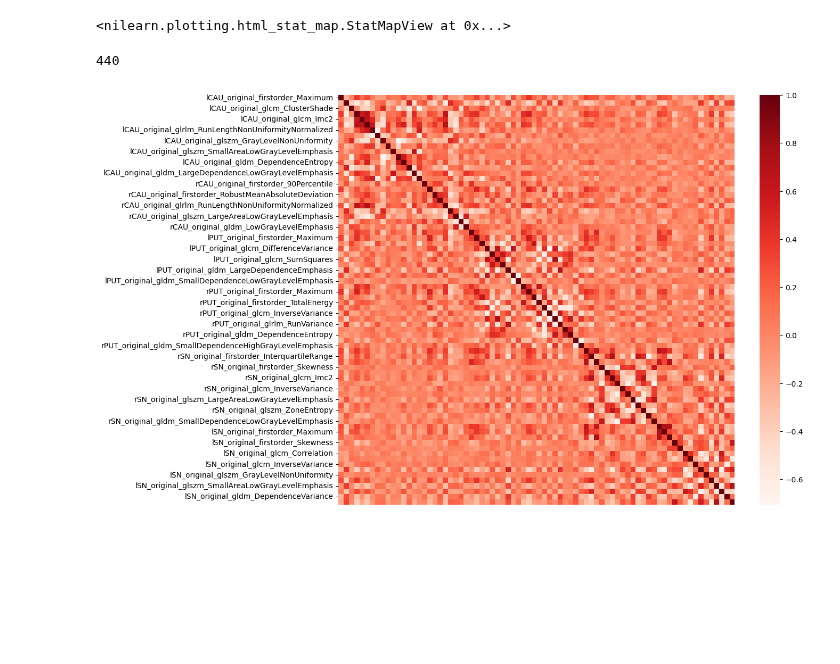
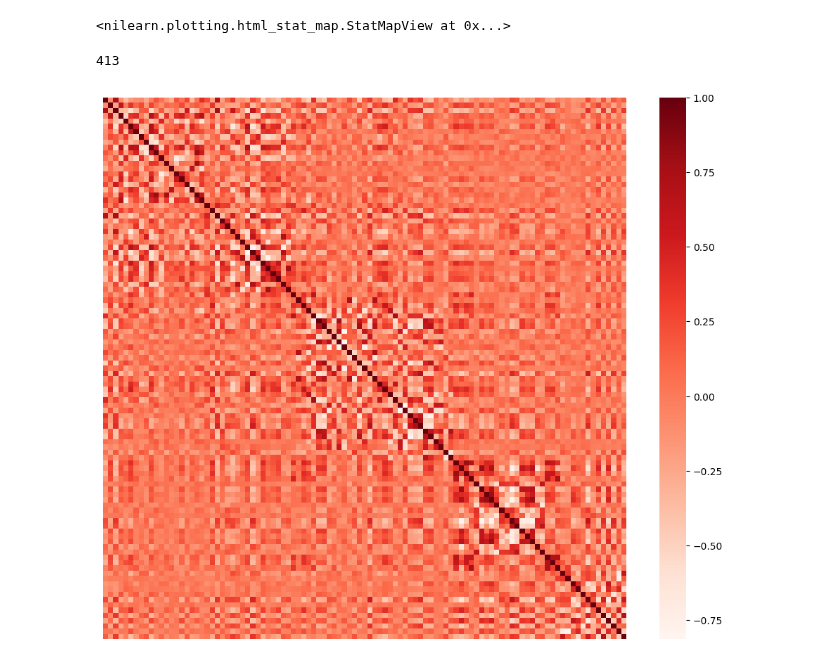
Before and after one commit to Biobots/Levodopa_Parkinson_MRI, a Jupyter notebook: roi.ipynb, the cells around one changed output. Saved outputs shown, nothing was run; the diff lists cells and outputs as text; code cells hidden in the pictures; blank space fills up the shorter version.

```diff
--- a/roi.ipynb
+++ b/roi.ipynb
@@ -21,8 +21,8 @@ mask_tags = {
     'rPUT': [78],
     'rSN': [162, 164],
     'lSN': [161, 163],
-    'lTHA': [121, 123, 125, 127, 129, 131, 133, 135, 137, 139, 141, 143, 145, 147, 149],
-    'rTHA': [122, 124, 126, 128, 130, 132, 134, 136, 138, 140, 142, 144, 146, 148, 150]
+    #'lTHA': [121, 123, 125, 127, 129, 131, 133, 135, 137, 139, 141, 143, 145, 147, 149],
+    #'rTHA': [122, 124, 126, 128, 130, 132, 134, 136, 138, 140, 142, 144, 146, 148, 150]
     #'thalamus': [121, 122, 123, 124, 125, 126, 127, 128, 129, 130, 131, 132, 133, 134, 135, 136, 137, 138, 139, 140, 141, 142, 143, 144, 145, 146, 147, 148, 149, 150]
 }
 #mask[np.isin(mask_template, mask_tags['caudate nucleus'])] = 1
@@ -86,6 +86,12 @@ data_radiomic = data_radiomic[data_radiomic.columns.drop(list(data_radiomic.filt
 rad = data_radiomic.copy()
 config = getConfig('data')
 rad = rad.iloc[config['train_index']].drop(['KEY'], axis=1)
+# %%
+#plt.figure(figsize=(12,10))
+for tag, label in mask_tags.items():
+    cor = data_radiomic.filter(like=tag, axis=1).corr()
+    #sns.heatmap(cor, cmap=plt.cm.Reds, xticklabels=False, yticklabels=False)
+    #plt.show()
 # %%
 from sklearn.feature_selection import r_regression
 y = data.iloc[config['train_index']][['SCORE']].to_numpy()
@@ -99,7 +105,7 @@ for tag, labels in mask_tags.items():
         col = cor.iloc[:, i]
         for j in range(i):
             val = col.iloc[j]
-            if val > 0.6:
+            if val > 0.5:
                 if (col.name in removal) or (cor.iloc[:, j].name in removal):
                     continue
                 tmp = col.name if (r[i] < r[j]) else cor.iloc[:, j].name
@@ -112,25 +118,27 @@ removal = []
 for tag, labels in mask_tags.items():
     cor = rad.filter(like=tag, axis=1).corr()
     p = []
+    c = []
     for fea_idx in range(len(rad.filter(like=tag, axis=1).columns)):
-        p_val = abs(spearmanr(rad.filter(like=tag, axis=1).iloc[:,fea_idx], y.ravel()).pvalue)
-        p.append(p_val)
+        rst = spearmanr(rad.filter(like=tag, axis=1).iloc[:,fea_idx], y.ravel())
+        c.append(abs(rst.correlation))
+        p.append(rst.pvalue)
     cor = abs(cor)
     size = len(cor)
     for i in range(size):
         col = cor.iloc[:, i]
         for j in range(i):
             val = col.iloc[j]
-            if val > 0.7:
+            if val > 0.8:
                 if (col.name in removal) or (cor.iloc[:, j].name in removal):
                     continue
-                tmp = col.name if (p[i] > p[j]) else cor.iloc[:, j].name
+                tmp = col.name if (c[i] < c[j]) else cor.iloc[:, j].name
                 if not (tmp in removal):
                     removal.append(tmp)
 # %%
 len(removal)
 # %% [output]
-440
+413
 # %%
 data_radiomic = data_radiomic.drop(removal, axis=1)
 # %%
@@ -140,10 +148,10 @@ with open(os.path.join('data', 'json', 'data_radiomic.json'), 'w+', encoding="ut
 # %%
 plt.figure(figsize=(12,10))
 cor = data_radiomic.corr()
-sns.heatmap(cor, cmap=plt.cm.Reds, xticklabels=False)
+sns.heatmap(cor, cmap=plt.cm.Reds, xticklabels=False, yticklabels=False)
 plt.show()
 # %% [output]
-[figure, old version]
+[figure, new version]
 # %%
 cor_target = abs(cor)
 #cor_target.values[np.tril_indices_from(cor_target.values)] = np.nan
```
Also changed, not shown: parts of 1 cell of this notebook, 10 other files.
